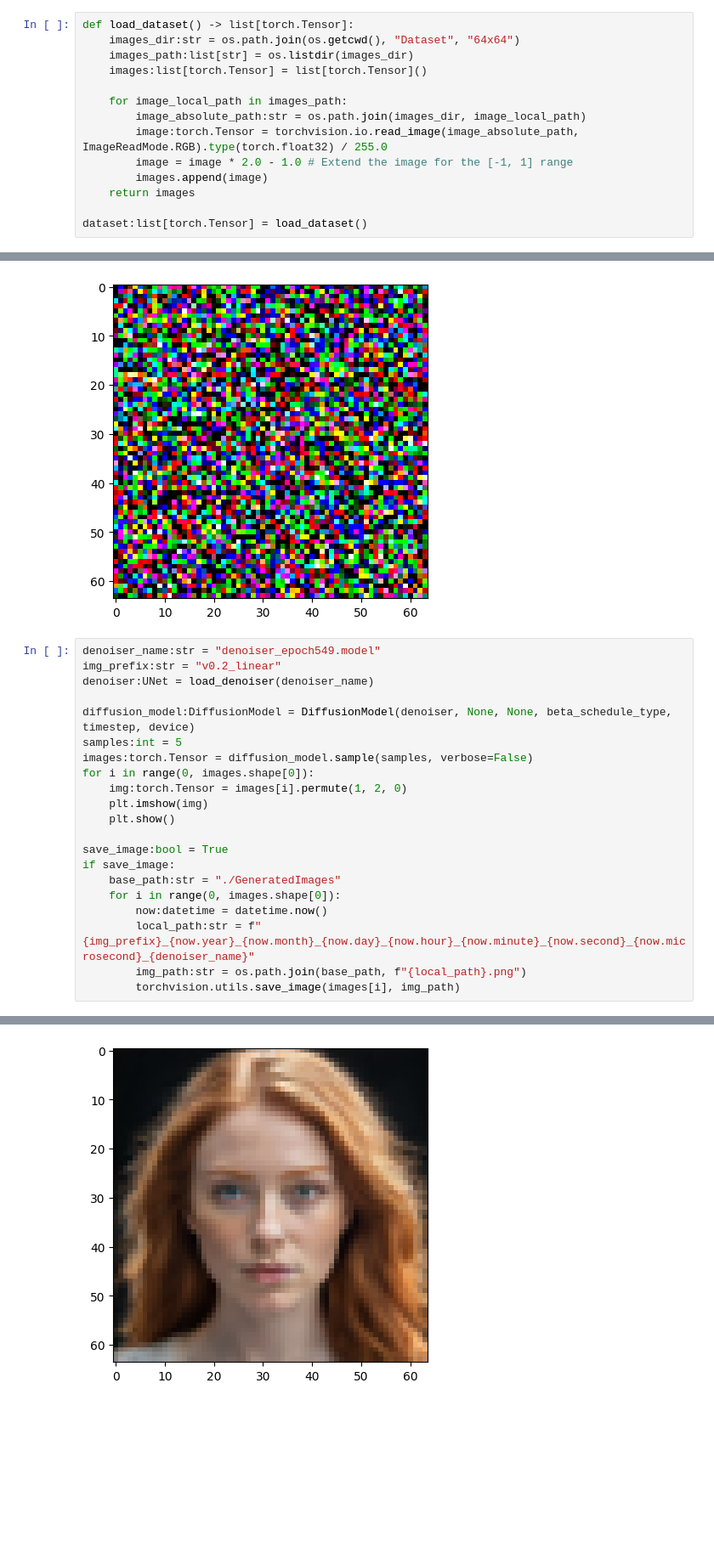
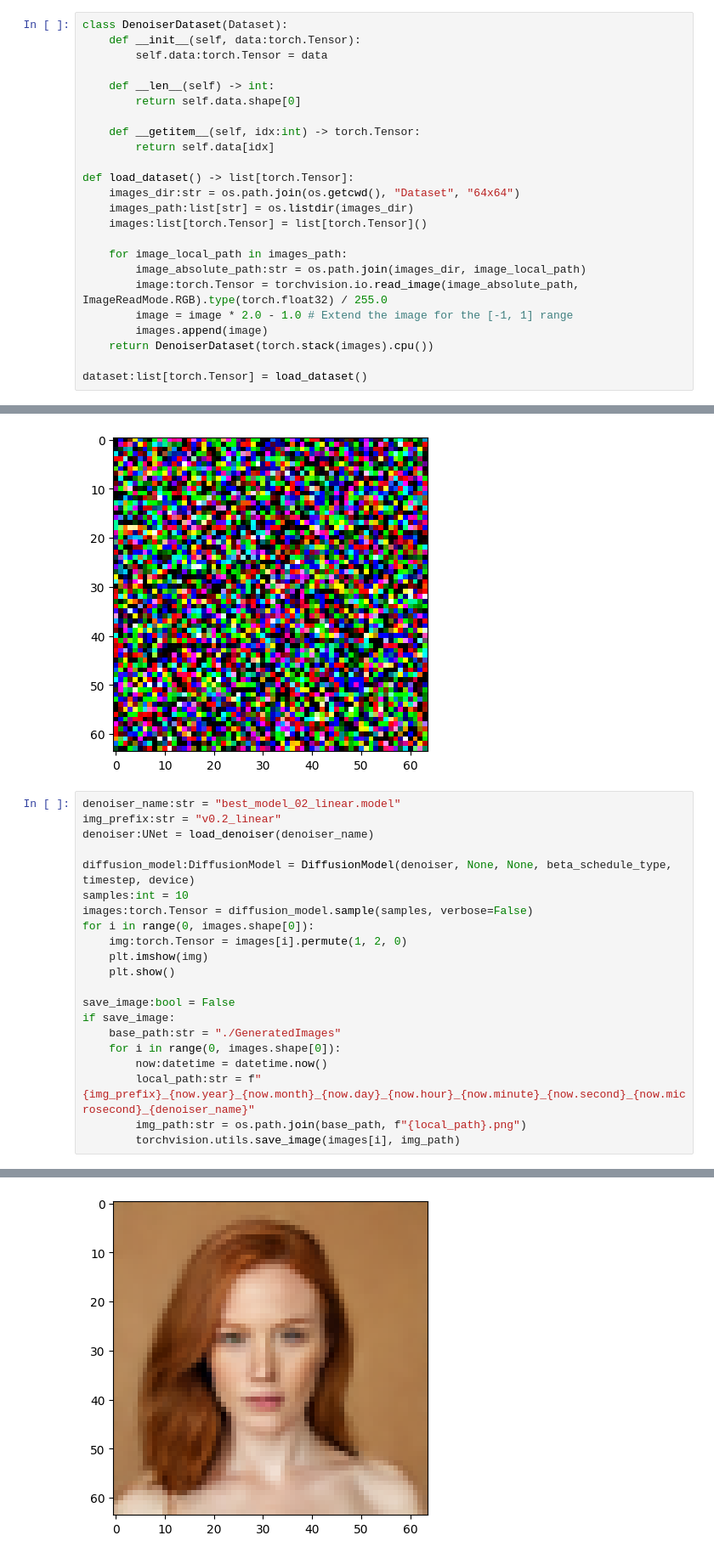
Before and after one commit to PaulPannetier/FaceGenerator, a Jupyter notebook: main.ipynb, the cells around one changed output, grey strips where cells are left out. Shown at 85% size. Cells and saved outputs as stored; diff of their text form; blank space fills up the shorter version.

```diff
--- a/main.ipynb
+++ b/main.ipynb
@@ -27,6 +26,16 @@ torch.cuda.empty_cache()
 # lr scheduler
 # bigger model
 # %%
+class DenoiserDataset(Dataset):
+    def __init__(self, data:torch.Tensor):
+        self.data:torch.Tensor = data
+
+    def __len__(self) -> int:
+        return self.data.shape[0]
+
+    def __getitem__(self, idx:int) -> torch.Tensor:
+        return self.data[idx]
+
 def load_dataset() -> list[torch.Tensor]:
     images_dir:str = os.path.join(os.getcwd(), "Dataset", "64x64")
     images_path:list[str] = os.listdir(images_dir)
@@ -37,7 +46,7 @@ def load_dataset() -> list[torch.Tensor]:
         image:torch.Tensor = torchvision.io.read_image(image_absolute_path, ImageReadMode.RGB).type(torch.float32) / 255.0
         image = image * 2.0 - 1.0 # Extend the image for the [-1, 1] range
         images.append(image)
-    return images
+    return DenoiserDataset(torch.stack(images).cpu())
 
 dataset:list[torch.Tensor] = load_dataset()
 # %%
@@ -616,19 +613,19 @@ Clipping input data to the valid range for imshow with RGB data ([0..1] for floa
 predicted noise:
 [figure]
 # %%
-denoiser_name:str = "denoiser_epoch549.model"
+denoiser_name:str = "best_model_02_linear.model"
 img_prefix:str = "v0.2_linear"
 denoiser:UNet = load_denoiser(denoiser_name)
 
 diffusion_model:DiffusionModel = DiffusionModel(denoiser, None, None, beta_schedule_type, timestep, device)
-samples:int = 5
+samples:int = 10
 images:torch.Tensor = diffusion_model.sample(samples, verbose=False)
 for i in range(0, images.shape[0]):
     img:torch.Tensor = images[i].permute(1, 2, 0)
     plt.imshow(img)
     plt.show()
 
-save_image:bool = True
+save_image:bool = False
 if save_image:
     base_path:str = "./GeneratedImages"
     for i in range(0, images.shape[0]):
@@ -644 +641 @@ if save_image:
-[figure, old version]
+[figure, new version]
```
Also changed, not shown: parts of 4 cells of this notebook, 3 other files.
